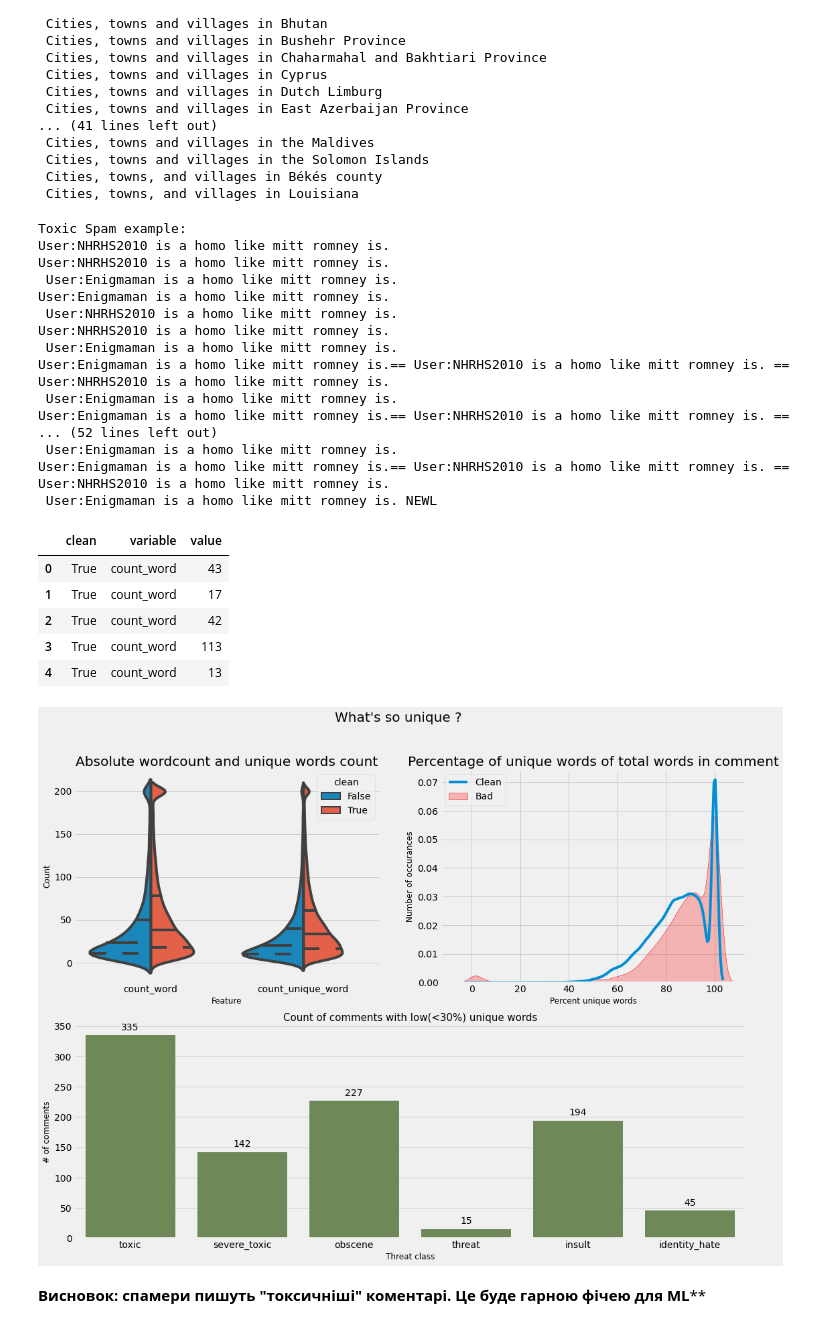
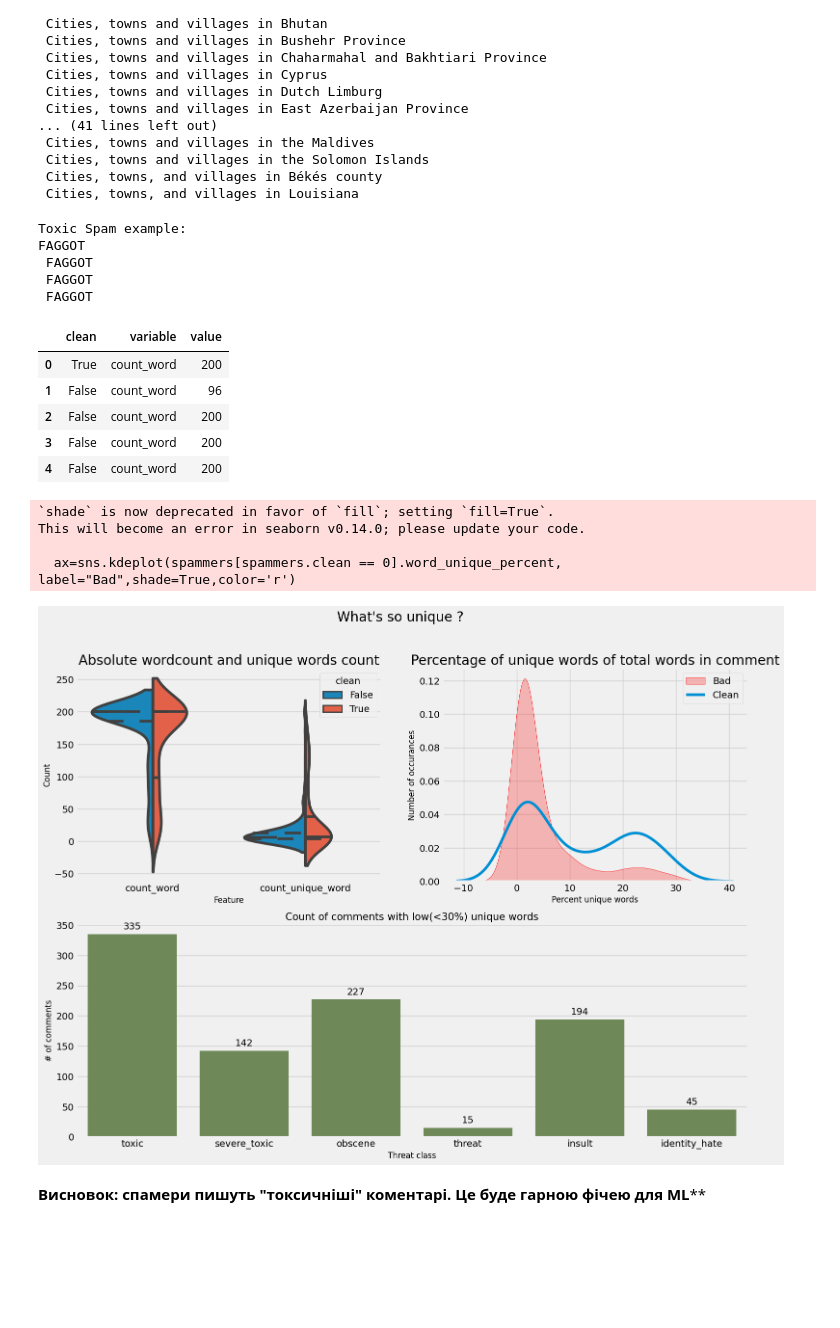
Before and after one commit to vitaliyradchenko/projector_course, a Jupyter notebook: lectures/2.0 Pandas - Toxic Comments EDA.ipynb, the cells around one changed output. Cells and saved outputs as stored; diff of their text form; code cells hidden in the pictures; blank space fills up the shorter version.

```diff
--- a/lectures/2.0 Pandas - Toxic Comments EDA.ipynb
+++ b/lectures/2.0 Pandas - Toxic Comments EDA.ipynb
@@ -13,4 +13,4 @@ import numpy as np
 # %% [markdown]
 Завантажуємо датасет:
 # %%
-train = pd.read_csv('../data/train_toxic.csv')
+train = pd.read_csv("/content/drive/MyDrive/projector_course_data/train_toxic.csv")
@@ -182,6 +197,6 @@ dtype: int64
 # %%
 plt.figure(figsize=(10,5))
-ax= sns.barplot(x.index, x.values, alpha=0.8)
+ax = sns.barplot(x = x.index, y = x.values, alpha=0.8)
 plt.title("# per class")
 plt.ylabel('# of Occurrences', fontsize=12)
 plt.xlabel('Type ', fontsize=12)
@@ -204,7 +219,7 @@ x=rowsums.value_counts()
 #plot
 plt.figure(figsize=(8,4))
 color = sns.color_palette()
-ax = sns.barplot(x.index, x.values, alpha=0.8,color=color[0])
+ax = sns.barplot(x=x.index, y=x.values, alpha=0.8,color=color[0])
 plt.title("Multiple tags per comment")
 plt.ylabel('# of Occurrences', fontsize=12)
 plt.xlabel('# of tags ', fontsize=12)
@@ -438,37 +471,25 @@ Towns and Villages in Ark-La-Tex]]
  Cities, towns, and villages in Louisiana
 # %%
 print("Toxic Spam example:")
-print(spammers[spammers.toxic==1].comment_text.iloc[2])
+print(spammers[spammers.toxic==1].comment_text.iloc[5])
 # %% [output]
 Toxic Spam example:
-User:NHRHS2010 is a homo like mitt romney is.
-User:NHRHS2010 is a homo like mitt romney is.
- User:Enigmaman is a homo like mitt romney is.
-User:Enigmaman is a homo like mitt romney is.
- User:NHRHS2010 is a homo like mitt romney is.
-User:NHRHS2010 is a homo like mitt romney is.
- User:Enigmaman is a homo like mitt romney is.
-User:Enigmaman is a homo like mitt romney is.== User:NHRHS2010 is a homo like mitt romney is. ==
-User:NHRHS2010 is a homo like mitt romney is.
- User:Enigmaman is a homo like mitt romney is.
-User:Enigmaman is a homo like mitt romney is.== User:NHRHS2010 is a homo like mitt romney is. ==
-... (52 lines left out)
- User:Enigmaman is a homo like mitt romney is.
-User:Enigmaman is a homo like mitt romney is.== User:NHRHS2010 is a homo like mitt romney is. ==
-User:NHRHS2010 is a homo like mitt romney is.
- User:Enigmaman is a homo like mitt romney is. NEWL
+FAGGOT
+ FAGGOT
+ FAGGOT
+ FAGGOT
 # %%
 #For the desired plots , the data must be in long format
-temp_df = pd.melt(train, value_vars=['count_word', 'count_unique_word'], id_vars='clean')
+word_counts_df = pd.melt(spammers, value_vars=['count_word', 'count_unique_word'], id_vars='clean')
 
-temp_df.head()
+word_counts_df.head()
 # %% [output]
 |  | clean | variable | value |
-| 0 | True | count_word | 43 |
-| 1 | True | count_word | 17 |
-| 2 | True | count_word | 42 |
-| 3 | True | count_word | 113 |
-| 4 | True | count_word | 13 |
+| 0 | True | count_word | 200 |
+| 1 | False | count_word | 96 |
+| 2 | False | count_word | 200 |
+| 3 | False | count_word | 200 |
+| 4 | False | count_word | 200 |
 # %%
 import matplotlib.gridspec as gridspec
 # %%
@@ -476,36 +497,40 @@ plt.figure(figsize=(16,12))
 plt.suptitle("What's so unique ?",fontsize=20)
 gridspec.GridSpec(2,2)
 plt.subplot2grid((2,2),(0,0))
-sns.violinplot(x='variable', y='value', hue='clean', data=temp_df, split=True,inner='quartile')
+sns.violinplot(x='variable', y='value', hue='clean', data=word_counts_df, split=True,inner='quartile')
 plt.title("Absolute wordcount and unique words count")
 plt.xlabel('Feature', fontsize=12)
 plt.ylabel('Count', fontsize=12)
 
 plt.subplot2grid((2,2),(0,1))
 plt.title("Percentage of unique words of total words in comment")
 #sns.boxplot(x='clean', y='word_unique_percent', data=train_feats)
-ax=sns.kdeplot(train[train.clean == 0].word_unique_percent, label="Bad",shade=True,color='r')
-ax=sns.kdeplot(train[train.clean == 1].word_unique_percent, label="Clean")
+ax=sns.kdeplot(spammers[spammers.clean == 0].word_unique_percent, label="Bad",shade=True,color='r')
+ax=sns.kdeplot(spammers[spammers.clean == 1].word_unique_percent, label="Clean")
 plt.legend()
 plt.ylabel('Number of occurances', fontsize=12)
 plt.xlabel('Percent unique words', fontsize=12)
 
 x=spammers.iloc[:,2:8].sum()
 plt.subplot2grid((2,2),(1,0),colspan=2)
 plt.title("Count of comments with low(<30%) unique words",fontsize=15)
 ax=sns.barplot(x=x.index, y=x.values,color=color[3])
 
 #adding the text labels
 rects = ax.patches
 labels = x.values
 for rect, label in zip(rects, labels):
     height = rect.get_height()
     ax.text(rect.get_x() + rect.get_width()/2, height + 5, label, ha='center', va='bottom')
 
 plt.xlabel('Threat class', fontsize=12)
 plt.ylabel('# of comments', fontsize=12)
 plt.show()
 # %% [output]
+`shade` is now deprecated in favor of `fill`; setting `fill=True`.
+This will become an error in seaborn v0.14.0; please update your code.
+
+  ax=sns.kdeplot(spammers[spammers.clean == 0].word_unique_percent, label="Bad",shade=True,color='r')
-[figure, old version]
+[figure, new version]
 # %% [markdown]
 **Висновок: спамери пишуть "токсичніші" коментарі. Це буде гарною фічею для ML****
```
Also changed, not shown: parts of 20 cells of this notebook.
